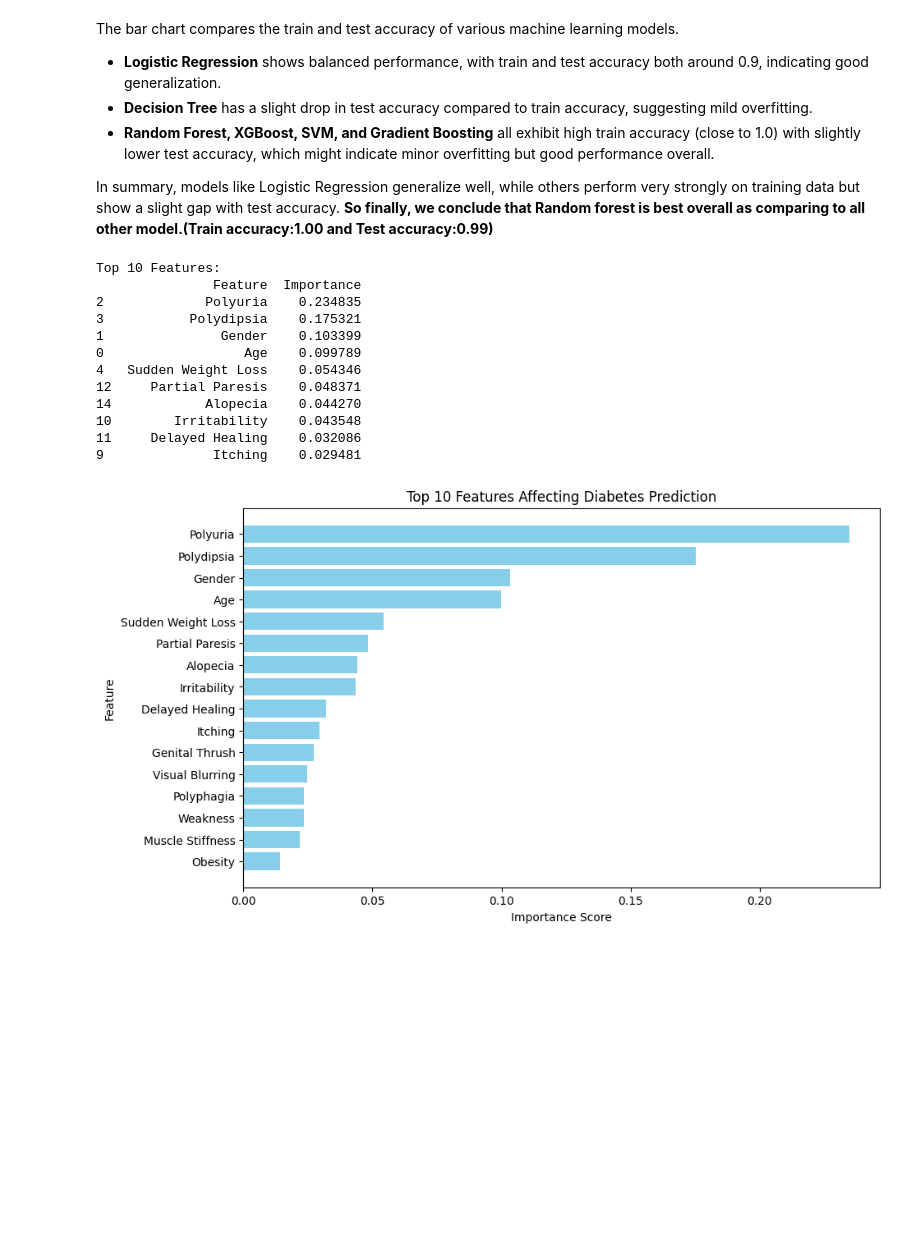
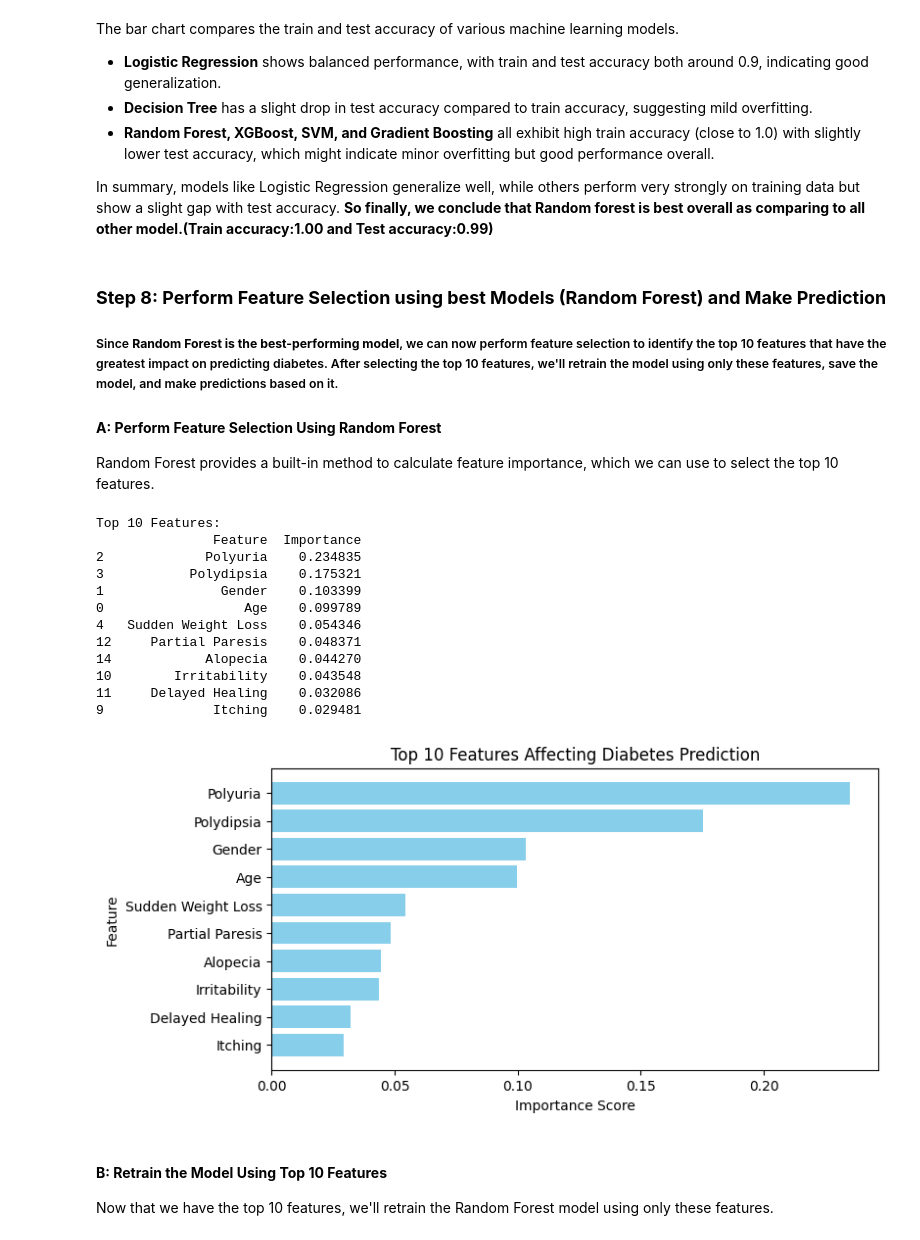
Before and after one commit to Angad143/HealthScope---A-Multi-Disease-Progression-and-Severity-Prediction-Platform, a Jupyter notebook: Diabetes Progression Prediction/Diabetes_Diseases_Prediction.ipynb, the cells around one changed output. Drawn from its saved outputs; the diff is of its cells as text; code cells hidden in the pictures; blank space fills up the shorter version.

Commit message:
completed perfomance and sanve model as .pkl file and make predictions

```diff
--- a/Diabetes Progression Prediction/Diabetes_Diseases_Prediction.ipynb
+++ b/Diabetes Progression Prediction/Diabetes_Diseases_Prediction.ipynb
@@ -1322,6 +1322,12 @@ The bar chart compares the train and test accuracy of various machine learning m
 
 In summary, models like Logistic Regression generalize well, while others perform very strongly on training data but show a slight gap with test accuracy.
 **So finally, we conclude that Random forest is best overall as comparing to all other model.(Train accuracy:1.00 and Test accuracy:0.99)**
+# %% [markdown]
+### **Step 8: Perform Feature Selection using best Models (Random Forest) and Make Prediction**
+##### Since **Random Forest is the best-performing model**, we can now perform feature selection to identify the top 10 features that have the greatest impact on predicting diabetes. After selecting the top 10 features, we'll retrain the model using only these features, save the model, and make predictions based on it.
+
+#### **A: Perform Feature Selection Using Random Forest**
+Random Forest provides a built-in method to calculate feature importance, which we can use to select the top 10 features.
 # %%
 import pandas as pd
 import numpy as np
@@ -1347,15 +1353,6 @@ feature_importance_df = feature_importance_df.sort_values(by='Importance', ascen
 # Display the top 10 features
 print("Top 10 Features:")
 print(feature_importance_df.head(10))
-
-# Plot feature importances
-plt.figure(figsize=(10, 6))
-plt.barh(feature_importance_df['Feature'], feature_importance_df['Importance'], color='skyblue')
-plt.xlabel('Importance Score')
-plt.ylabel('Feature')
-plt.title('Top 10 Features Affecting Diabetes Prediction')
-plt.gca().invert_yaxis()  # Invert y-axis to show the most important feature at the top
-plt.show()
 # %% [output]
 Top 10 Features:
                Feature  Importance
@@ -1369,4 +1366,17 @@ Top 10 Features:
 10        Irritability    0.043548
 11     Delayed Healing    0.032086
 9              Itching    0.029481
-[figure, removed]
+# %%
+# Plot feature importances
+plt.figure(figsize=(8, 4))
+plt.barh(feature_importance_df['Feature'][:10], feature_importance_df['Importance'][:10], color='skyblue')
+plt.xlabel('Importance Score')
+plt.ylabel('Feature')
+plt.title('Top 10 Features Affecting Diabetes Prediction')
+plt.gca().invert_yaxis()  # Invert y-axis to show the most important feature at the top
+plt.show()
+# %% [output]
+[figure, added]
+# %% [markdown]
+#### **B: Retrain the Model Using Top 10 Features**
+Now that we have the top 10 features, we'll retrain the Random Forest model using only these features.
```
Also changed, not shown: parts of 5 cells of this notebook, 3 other files.
